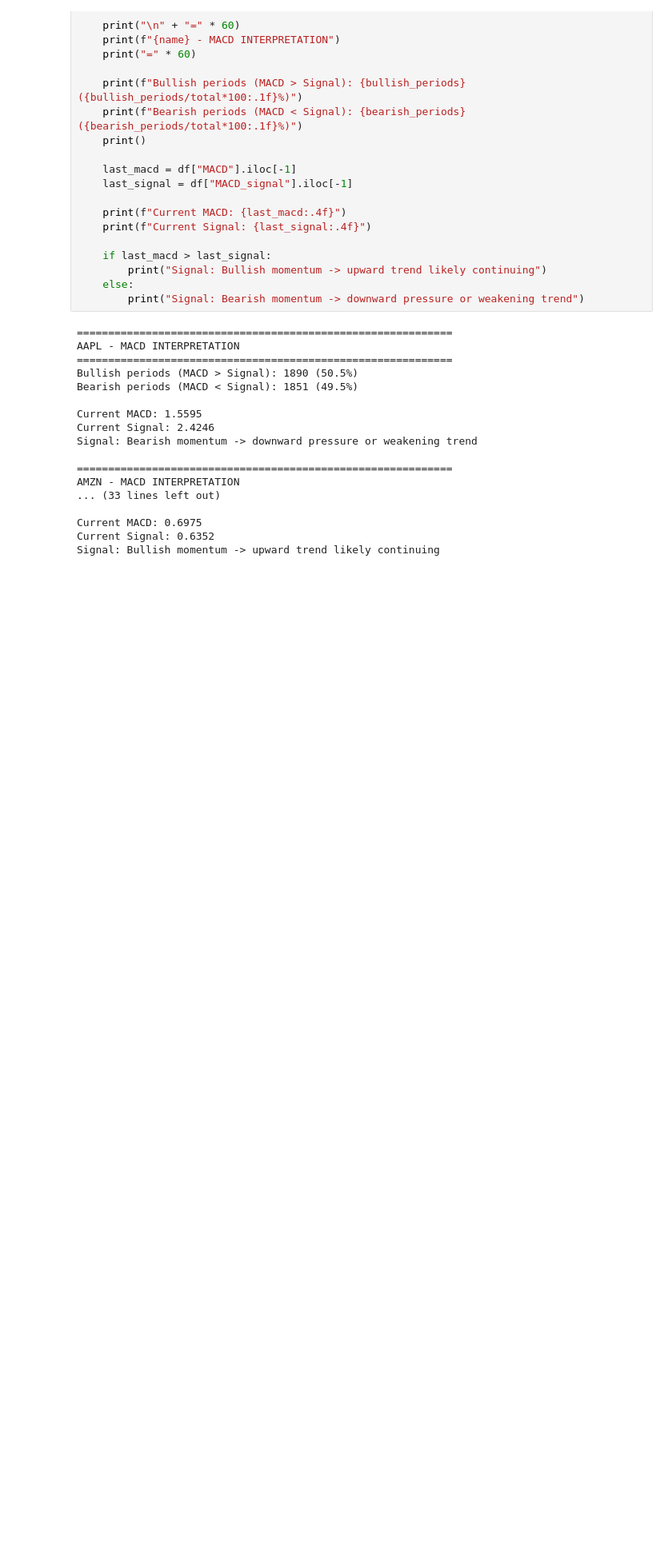
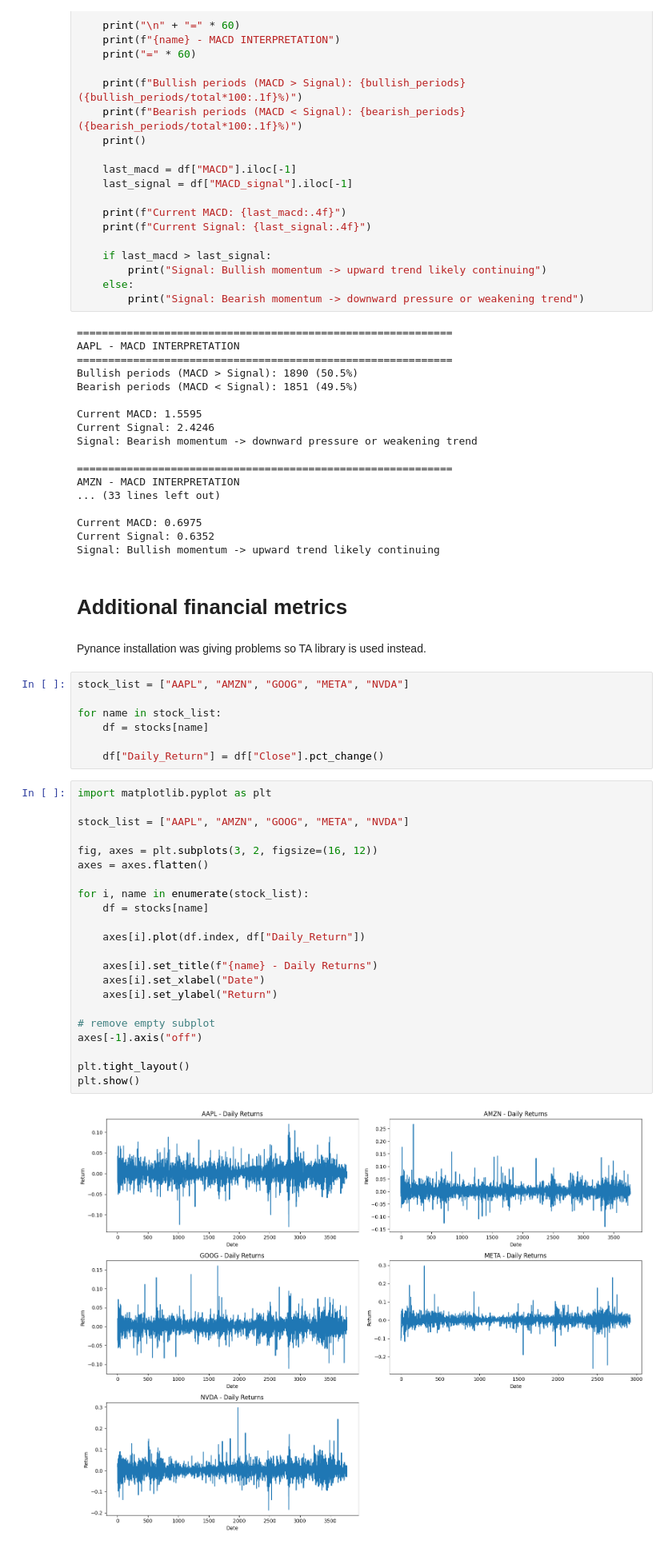
Before and after one commit to Megdelawit365/news-sentiment-analysis, a Jupyter notebook: notebooks/stock_analysis.ipynb, the cells around one changed output. Shown at 80% size. Saved outputs shown, nothing was run; the diff lists cells and outputs as text; blank space fills up the shorter version.

Commit message:
feat: add additional metris to stock analysis

```diff
--- a/notebooks/stock_analysis.ipynb
+++ b/notebooks/stock_analysis.ipynb
@@ -390,3 +390,38 @@ AMZN - MACD INTERPRETATION
 Current MACD: 0.6975
 Current Signal: 0.6352
 Signal: Bullish momentum -> upward trend likely continuing
+# %% [markdown]
+# Additional financial metrics
+# %% [markdown]
+Pynance installation was giving problems so TA library is used instead.
+# %%
+stock_list = ["AAPL", "AMZN", "GOOG", "META", "NVDA"]
+
+for name in stock_list:
+    df = stocks[name]
+
+    df["Daily_Return"] = df["Close"].pct_change()
+# %%
+import matplotlib.pyplot as plt
+
+stock_list = ["AAPL", "AMZN", "GOOG", "META", "NVDA"]
+
+fig, axes = plt.subplots(3, 2, figsize=(16, 12))
+axes = axes.flatten()
+
+for i, name in enumerate(stock_list):
+    df = stocks[name]
+
+    axes[i].plot(df.index, df["Daily_Return"])
+
+    axes[i].set_title(f"{name} - Daily Returns")
+    axes[i].set_xlabel("Date")
+    axes[i].set_ylabel("Return")
+
+# remove empty subplot
+axes[-1].axis("off")
+
+plt.tight_layout()
+plt.show()
+# %% [output]
+[figure, added]
```
Also changed, not shown: parts of 3 cells of this notebook.
